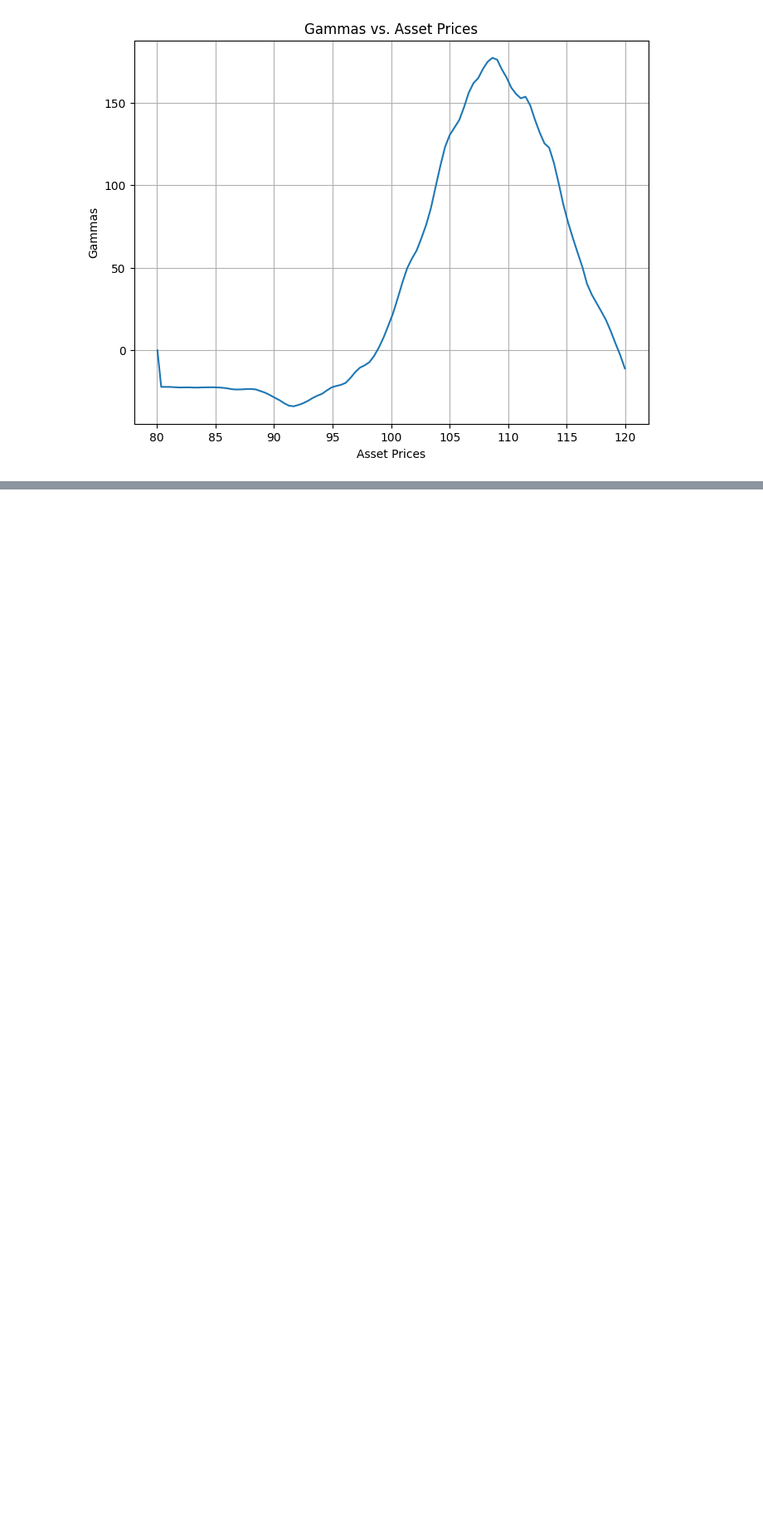
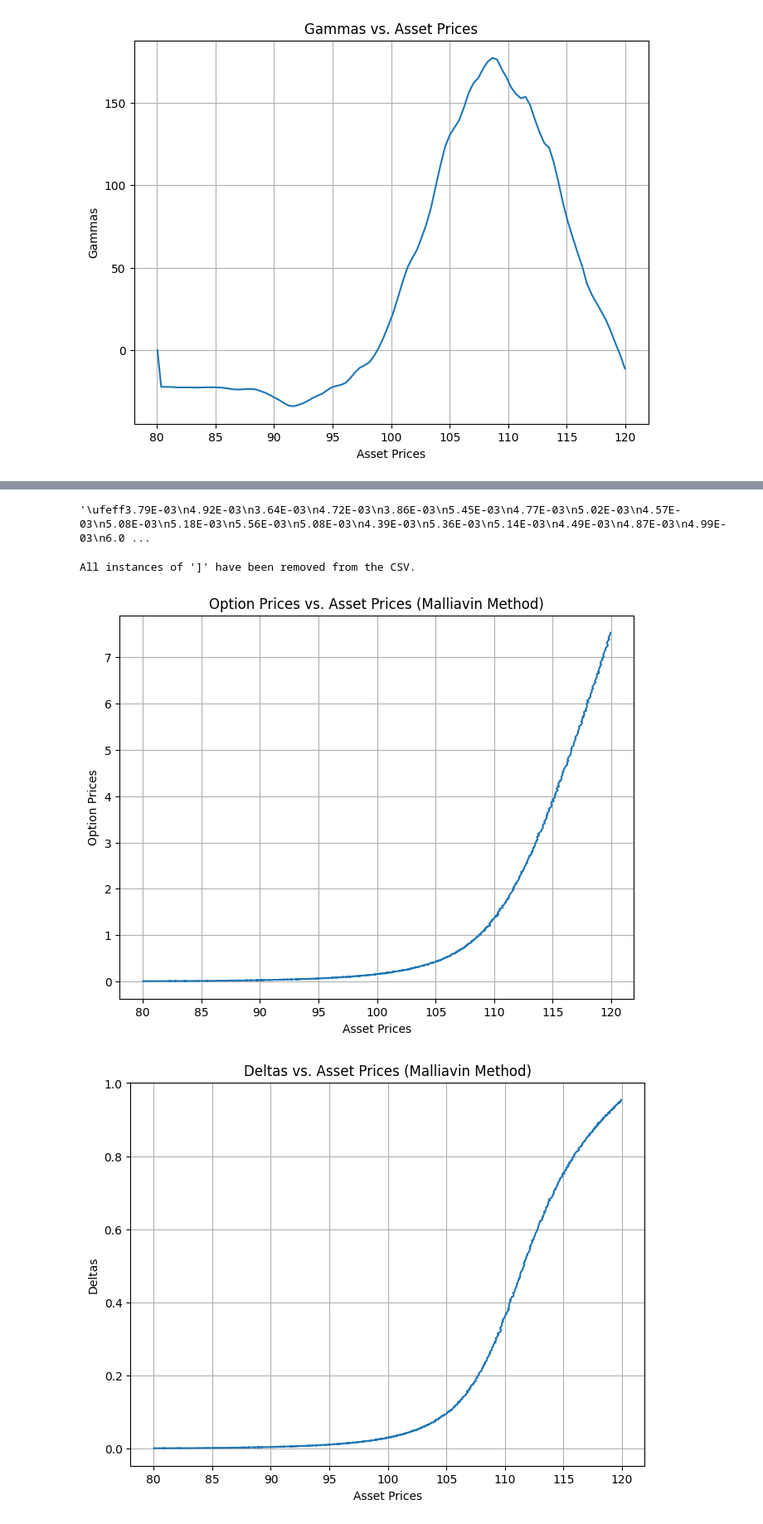
Before and after one commit to elainbrianne/DSMMasterProject23, a Jupyter notebook: DataCollection/MP_data_collection_notebook.ipynb, the cells around one changed output, grey strips where cells are left out. Shown at 83% size. Cells and saved outputs as stored; diff of their text form; code cells hidden in the pictures; blank space fills up the shorter version.

Commit message:
Added Malliavin data (1k and 100 data pts)

```diff
--- a/DataCollection/MP_data_collection_notebook.ipynb
+++ b/DataCollection/MP_data_collection_notebook.ipynb
@@ -155,0 +175,79 @@ plt.show()
+# %%
+f = open('drive/MyDrive/DSM 2022-2023 /DSMMasterProject23/Data/malliavin/malliavin_option_prices_1k.csv', mode='r')
+f.read()
+
+filecp = codecs.open(myfile, encoding = 'cp1252')
+mydata = np.loadtxt(filecp, skiprows = n)
+# %% [output]
+'\ufeff3.79E-03\n4.92E-03\n3.64E-03\n4.72E-03\n3.86E-03\n5.45E-03\n4.77E-03\n5.02E-03\n4.57E-03\n5.08E-03\n5.18E-03\n5.56E-03\n5.08E-03\n4.39E-03\n5.36E-03\n5.14E-03\n4.49E-03\n4.87E-03\n4.99E-03\n6.0 ...
+# %%
+option_prices = open('gdrive/MyDrive/DSM 2022-2023 /DSMMasterProject23/Data/malliavin/malliavin_option_prices_1k.csv', encoding='utf-8-sig')
+deltas = open('gdrive/MyDrive/DSM 2022-2023 /DSMMasterProject23/Data/malliavin/malliavin_deltas_1k.csv', encoding='utf-8-sig')
+asset_prices = open('gdrive/MyDrive/DSM 2022-2023 /DSMMasterProject23/Data/malliavin/malliavin_asset_prices_1k.csv', encoding='utf-8-sig')
+gammas = open('gdrive/MyDrive/DSM 2022-2023 /DSMMasterProject23/Data/malliavin/malliavin_gammas_1k.csv', encoding='utf-8-sig')
+# %%
+import csv
+
+def remove_character_from_csv(input_file, output_file, character):
+    with open(input_file, 'r') as csv_file:
+        reader = csv.reader(csv_file)
+        data = list(reader)
+
+    modified_data = []
+    for row in data:
+        modified_row = [cell.replace(character, '') for cell in row]
+        modified_data.append(modified_row)
+
+    with open(output_file, 'w', newline='') as csv_file:
+        writer = csv.writer(csv_file)
+        writer.writerows(modified_data)
+
+    print(f"All instances of '{character}' have been removed from the CSV.")
+
+# Usage Example
+input_file = 'drive/MyDrive/DSM 2022-2023 /DSMMasterProject23/Data/malliavin/malliavin_gammas_1k.csv'    # Replace with your input CSV file path
+output_file = 'drive/MyDrive/DSM 2022-2023 /DSMMasterProject23/Data/malliavin/malliavin_gammas_1k.csv'  # Replace with the desired output CSV file path
+character_to_remove = ']'
+
+remove_character_from_csv(input_file, output_file, character_to_remove)
+# %% [output]
+All instances of ']' have been removed from the CSV.
+# %%
+import matplotlib.pyplot as plt
+import numpy as np
+
+# Read the CSV files
+option_prices = np.loadtxt(option_prices)
+deltas = np.loadtxt(deltas)
+asset_prices = np.loadtxt(asset_prices)
+gammas = np.loadtxt(gammas)
+
+# Plot option prices vs. asset prices
+plt.figure(figsize=(8, 6))
+plt.plot(asset_prices, option_prices)
+plt.title('Option Prices vs. Asset Prices (Malliavin Method)')
+plt.xlabel('Asset Prices')
+plt.ylabel('Option Prices')
+plt.grid(True)
+plt.show()
+
+# Plot deltas vs. asset prices
+plt.figure(figsize=(8, 6))
+plt.plot(asset_prices, deltas)
+plt.title('Deltas vs. Asset Prices (Malliavin Method)')
+plt.xlabel('Asset Prices')
+plt.ylabel('Deltas')
+plt.grid(True)
+plt.show()
+
+# Plot gammas vs. asset prices
+plt.figure(figsize=(8, 6))
+plt.plot(asset_prices, gammas)
+plt.title('Gammas vs. Asset Prices (Malliavin Method)')
+plt.xlabel('Asset Prices')
+plt.ylabel('Gammas')
+plt.grid(True)
+plt.show()
+# %% [output]
+[figure, added]
+[figure, added]
```
Also changed, not shown: parts of 20 cells of this notebook, 14 other files.
